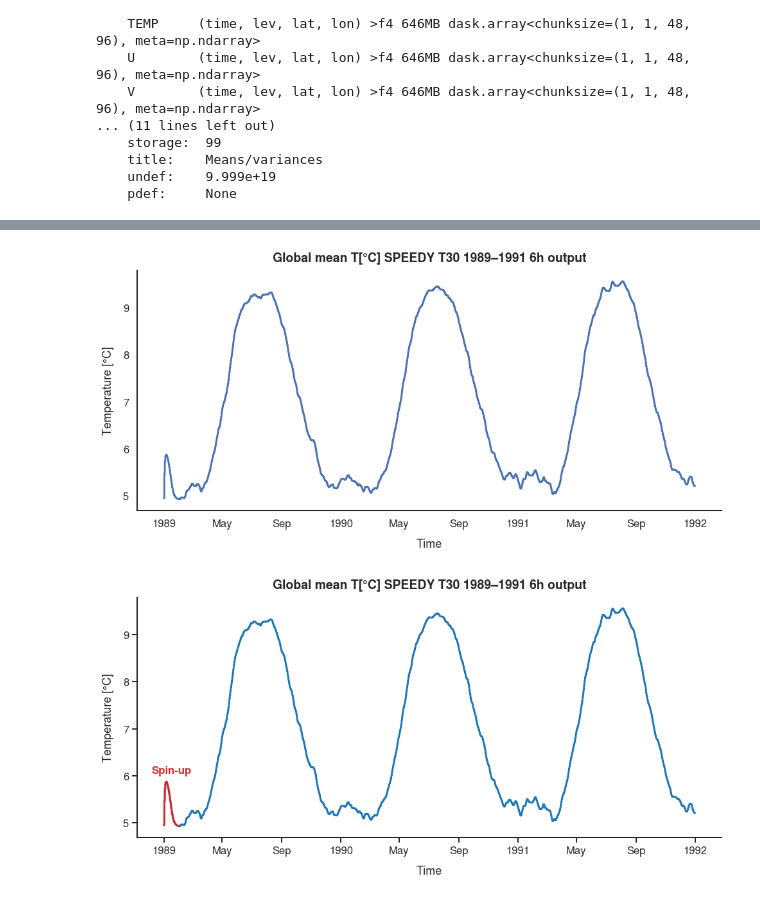
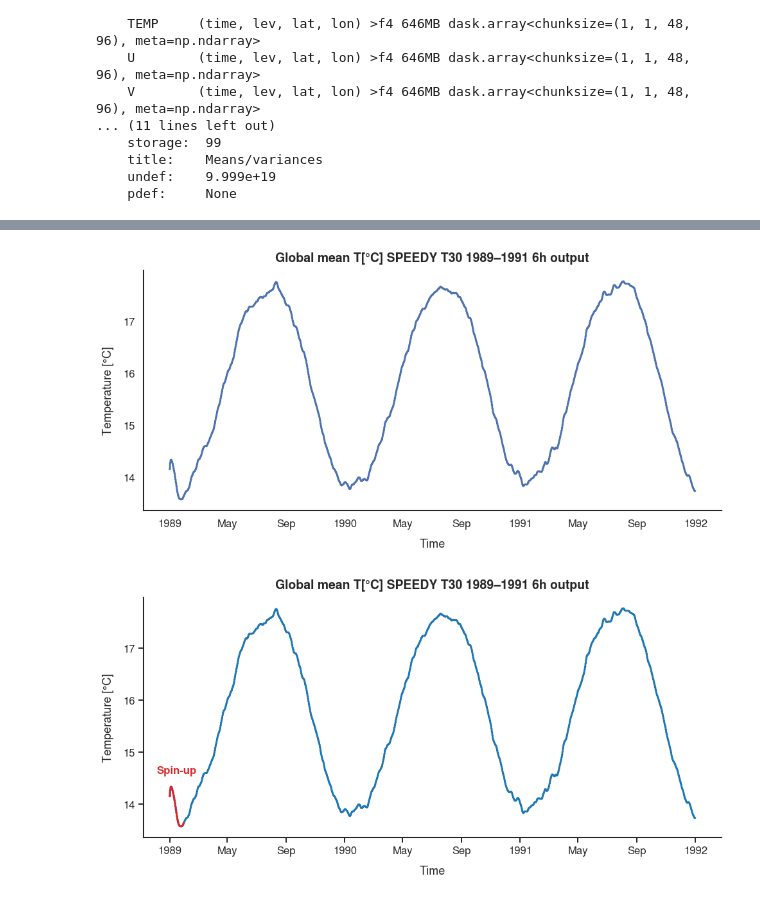
Before and after one commit to VanuatuN/SPEEDY_access, a Jupyter notebook: scripts/diagnostics/speedy_diagnotics.ipynb, the cells around one changed output, grey strips where cells are left out. Drawn from its saved outputs; the diff is of its cells as text; code cells hidden in the pictures.

Commit message:
figures added

```diff
--- a/scripts/diagnostics/speedy_diagnotics.ipynb
+++ b/scripts/diagnostics/speedy_diagnotics.ipynb
@@ -272,7 +272,13 @@ plt.rcParams.update({"font.family": "Nimbus Sans"})
 #var.isel(lev=lev_index).mean(dim=("lat", "lon"), skipna=True).plot()
 
 fig, ax = plt.subplots(figsize=(10, 5))
-var.mean(dim=("lat", "lon"), skipna=True).plot(ax=ax,linewidth=2)
+#var.mean(dim=("lat", "lon"), skipna=True).plot(ax=ax,linewidth=2)
+
+weights = np.cos(np.deg2rad(var.lat))
+
+global_mean = var.weighted(weights).mean(dim=("lat", "lon"),skipna=True)
+
+global_mean.plot(ax=ax, linewidth=2)
 
 ax.set_title("Global mean T[°C] SPEEDY T30 1989–1991 6h output",
     fontsize=14,pad=10,fontweight="bold")
@@ -291,7 +297,7 @@ ax.spines["bottom"].set_linewidth(1.5)
 fig.tight_layout()
 plt.show()
 # %% [output]
-[figure, old version]
+[figure, new version]
 # %%
 import matplotlib.pyplot as plt
 import pandas as pd
@@ -299,7 +305,9 @@ import pandas as pd
 plt.rcParams.update({"font.family": "Nimbus Sans"})
 
 # Global mean temperature
-mean_temp = var.mean(dim=("lat", "lon"), skipna=True)
+weights = np.cos(np.deg2rad(var.lat))
+
+mean_temp =  var.weighted(weights).mean(dim=("lat", "lon"),skipna=True)
 spinup_end = pd.Timestamp("1989-01-31")
 
 time = pd.to_datetime(mean_temp.time.values)
@@ -307,40 +315,38 @@ spinup = time < spinup_end
 
 fig, ax = plt.subplots(figsize=(10, 5))
 
-
 mean_temp.plot(ax=ax,linewidth=2,color="tab:blue")
-
 
 ax.plot(time[spinup],mean_temp.values[spinup],color="tab:red",linewidth=2)
 
 spinup_middle = time[spinup][len(time[spinup]) // 2] # spin-up label
 
 ax.text(spinup_middle,0.3,"Spin-up",transform=ax.get_xaxis_transform(),color="tab:red",
     fontsize=12,fontweight="bold",ha="center",va="top")
 
 ax.set_title("Global mean T[°C] SPEEDY T30 1989–1991 6h output",fontsize=14,
     pad=10,fontweight="bold")
 
 ax.set_ylabel("Temperature [°C]",fontsize=13,labelpad=10)
 
 ax.set_xlabel("Time",fontsize=13,labelpad=10)
 
 ax.xaxis.set_ticks_position("bottom")
 ax.yaxis.set_ticks_position("left")
 
 ax.tick_params(axis="both",which="major",direction="out",length=6,width=1.2,labelsize=12,
     bottom=True,left=True,top=False,right=False,color="black")
 
 ax.spines["top"].set_visible(False)
 ax.spines["right"].set_visible(False)
 
 ax.spines["left"].set_linewidth(1.5)
 ax.spines["bottom"].set_linewidth(1.5)
 
 fig.tight_layout()
 
 fig.savefig("../figures/sp_T30_globT_1989_1991_6h.png",dpi=150,bbox_inches="tight")
 
 plt.show()
 # %% [output]
-[figure, old version]
+[figure, new version]
```
Also changed, not shown: 7 other files.
